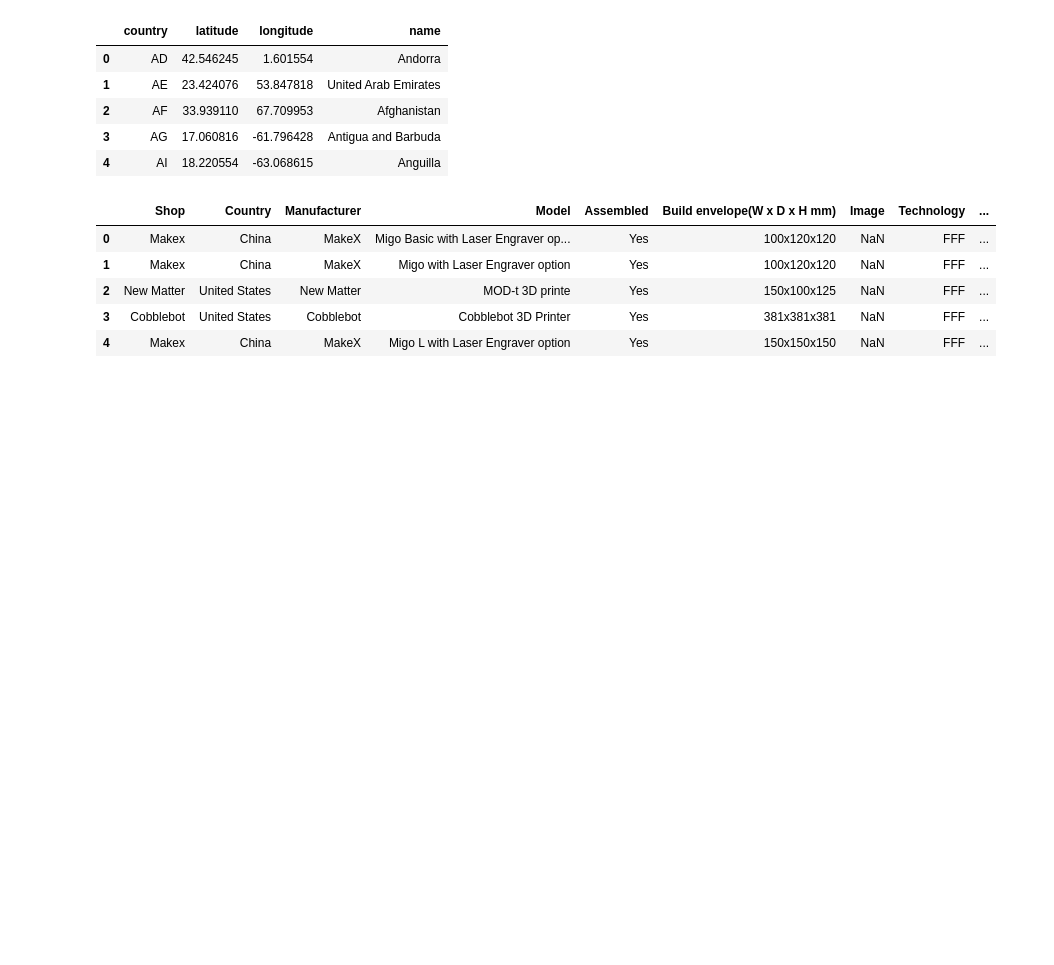
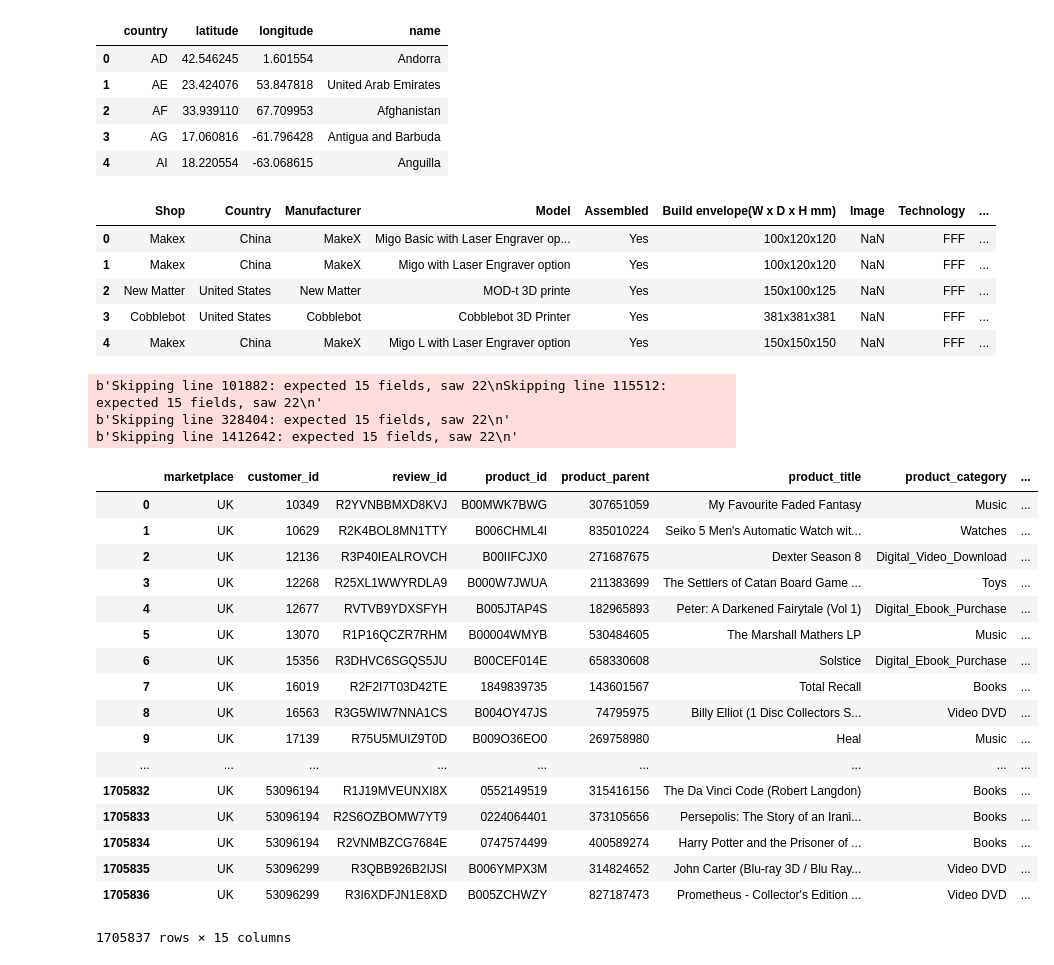
Before and after one commit to BI-Bees/3d-printing, a Jupyter notebook: Data Visualization.ipynb, the cells around one changed output. Drawn from its saved outputs; the diff is of its cells as text; code cells hidden in the pictures; blank space fills up the shorter version.

```diff
--- a/Data Visualization.ipynb
+++ b/Data Visualization.ipynb
@@ -69,3 +69,29 @@ df.head()
 | 2 | New Matter | United States | New Matter | MOD-t 3D printe | Yes | 150x100x125 | NaN | FFF | ... |
 | 3 | Cobblebot | United States | Cobblebot | Cobblebot 3D Printer | Yes | 381x381x381 | NaN | FFF | ... |
 | 4 | Makex | China | MakeX | Migo L with Laser Engraver option | Yes | 150x150x150 | NaN | FFF | ... |
+# %%
+file_name = 'amazon_reviews_multilingual_UK_v1_00.tsv.gz')
+df = pd.read_csv(file_name, compression='gzip', error_bad_lines=False, sep='\t')
+df
+# %% [output]
+b'Skipping line 101882: expected 15 fields, saw 22\nSkipping line 115512: expected 15 fields, saw 22\n'
+b'Skipping line 328404: expected 15 fields, saw 22\n'
+b'Skipping line 1412642: expected 15 fields, saw 22\n'
+|  | marketplace | customer_id | review_id | product_id | product_parent | product_title | product_category | ... |
+| 0 | UK | 10349 | R2YVNBBMXD8KVJ | B00MWK7BWG | 307651059 | My Favourite Faded Fantasy | Music | ... |
+| 1 | UK | 10629 | R2K4BOL8MN1TTY | B006CHML4I | 835010224 | Seiko 5 Men's Automatic Watch wit... | Watches | ... |
+| 2 | UK | 12136 | R3P40IEALROVCH | B00IIFCJX0 | 271687675 | Dexter Season 8 | Digital_Video_Download | ... |
+| 3 | UK | 12268 | R25XL1WWYRDLA9 | B000W7JWUA | 211383699 | The Settlers of Catan Board Game ... | Toys | ... |
+| 4 | UK | 12677 | RVTVB9YDXSFYH | B005JTAP4S | 182965893 | Peter: A Darkened Fairytale (Vol 1) | Digital_Ebook_Purchase | ... |
+| 5 | UK | 13070 | R1P16QCZR7RHM | B00004WMYB | 530484605 | The Marshall Mathers LP | Music | ... |
+| 6 | UK | 15356 | R3DHVC6SGQS5JU | B00CEF014E | 658330608 | Solstice | Digital_Ebook_Purchase | ... |
+| 7 | UK | 16019 | R2F2I7T03D42TE | 1849839735 | 143601567 | Total Recall | Books | ... |
+| 8 | UK | 16563 | R3G5WIW7NNA1CS | B004OY47JS | 74795975 | Billy Elliot (1 Disc Collectors S... | Video DVD | ... |
+| 9 | UK | 17139 | R75U5MUIZ9T0D | B009O36EO0 | 269758980 | Heal | Music | ... |
+| ... | ... | ... | ... | ... | ... | ... | ... | ... |
+| 1705832 | UK | 53096194 | R1J19MVEUNXI8X | 0552149519 | 315416156 | The Da Vinci Code (Robert Langdon) | Books | ... |
+| 1705833 | UK | 53096194 | R2S6OZBOMW7YT9 | 0224064401 | 373105656 | Persepolis: The Story of an Irani... | Books | ... |
+| 1705834 | UK | 53096194 | R2VNMBZCG7684E | 0747574499 | 400589274 | Harry Potter and the Prisoner of ... | Books | ... |
+| 1705835 | UK | 53096299 | R3QBB926B2IJSI | B006YMPX3M | 314824652 | John Carter (Blu-ray 3D / Blu Ray... | Video DVD | ... |
+| 1705836 | UK | 53096299 | R3I6XDFJN1E8XD | B005ZCHWZY | 827187473 | Prometheus - Collector's Edition ... | Video DVD | ... |
+1705837 rows × 15 columns
```
Also changed, not shown: 5 other files.
